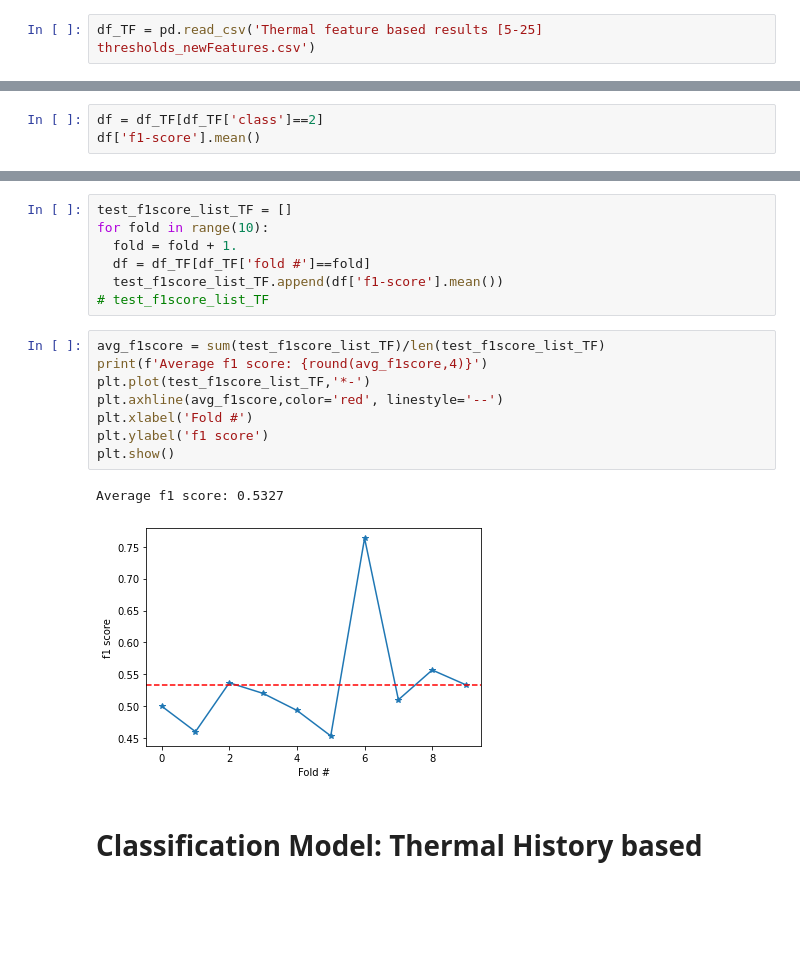
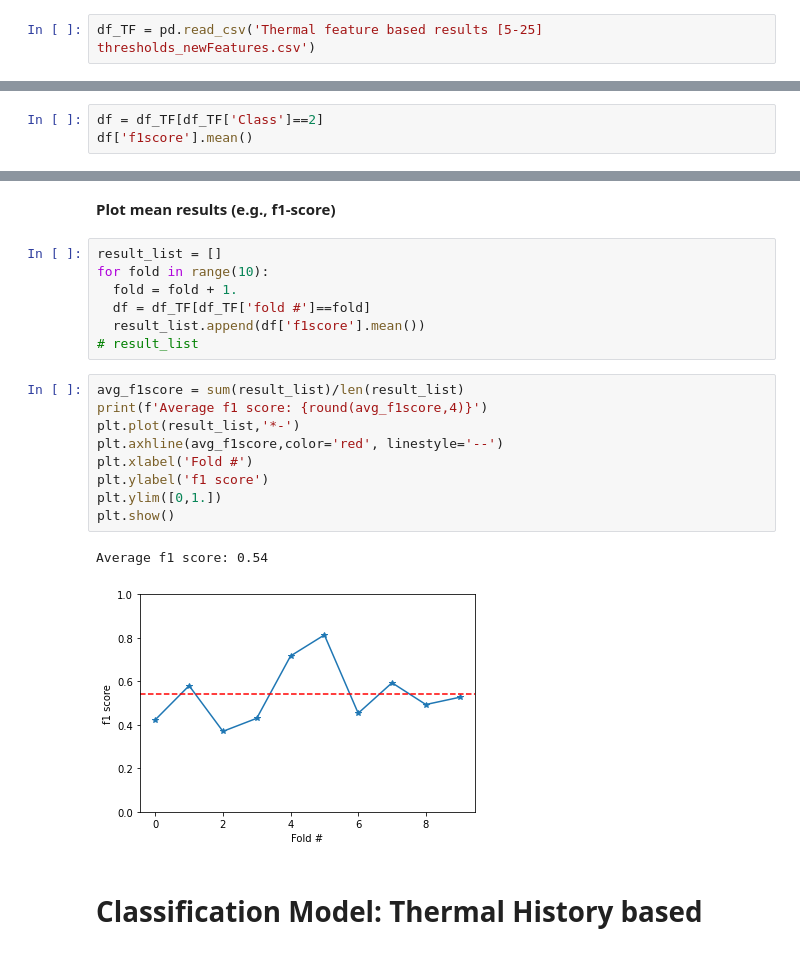
Before and after one commit to nazmulhasan202/WIP_NoteBooks, a Jupyter notebook: Classification of Porosity Level.ipynb, the cells around one changed output, grey strips where cells are left out. Drawn from its saved outputs; the diff is of its cells as text; blank space fills up the shorter version.

```diff
--- a/Classification of Porosity Level.ipynb
+++ b/Classification of Porosity Level.ipynb
@@ -534,4 +671,4 @@ df['f1-score'].mean()
 # %%
-df = df_TF[df_TF['class']==2]
-df['f1-score'].mean()
+df = df_TF[df_TF['Class']==2]
+df['f1score'].mean()
 # %% [output]
@@ -539,21 +705,24 @@ df['f1-score'].mean()
+# %% [markdown]
+**Plot mean results (e.g., f1-score)**
 # %%
-test_f1score_list_TF = []
+result_list = []
 for fold in range(10):
   fold = fold + 1.
   df = df_TF[df_TF['fold #']==fold]
-  test_f1score_list_TF.append(df['f1-score'].mean())
-# test_f1score_list_TF
+  result_list.append(df['f1score'].mean())
+# result_list
 # %%
-avg_f1score = sum(test_f1score_list_TF)/len(test_f1score_list_TF)
+avg_f1score = sum(result_list)/len(result_list)
 print(f'Average f1 score: {round(avg_f1score,4)}')
-plt.plot(test_f1score_list_TF,'*-')
+plt.plot(result_list,'*-')
 plt.axhline(avg_f1score,color='red', linestyle='--')
 plt.xlabel('Fold #')
 plt.ylabel('f1 score')
+plt.ylim([0,1.])
 plt.show()
 # %% [output]
-Average f1 score: 0.5327
+Average f1 score: 0.54
-[figure, old version]
+[figure, new version]
 # %% [markdown]
 # Classification Model: Thermal History based
 # %%
```
Also changed, not shown: parts of 18 cells of this notebook, 7 other files.
